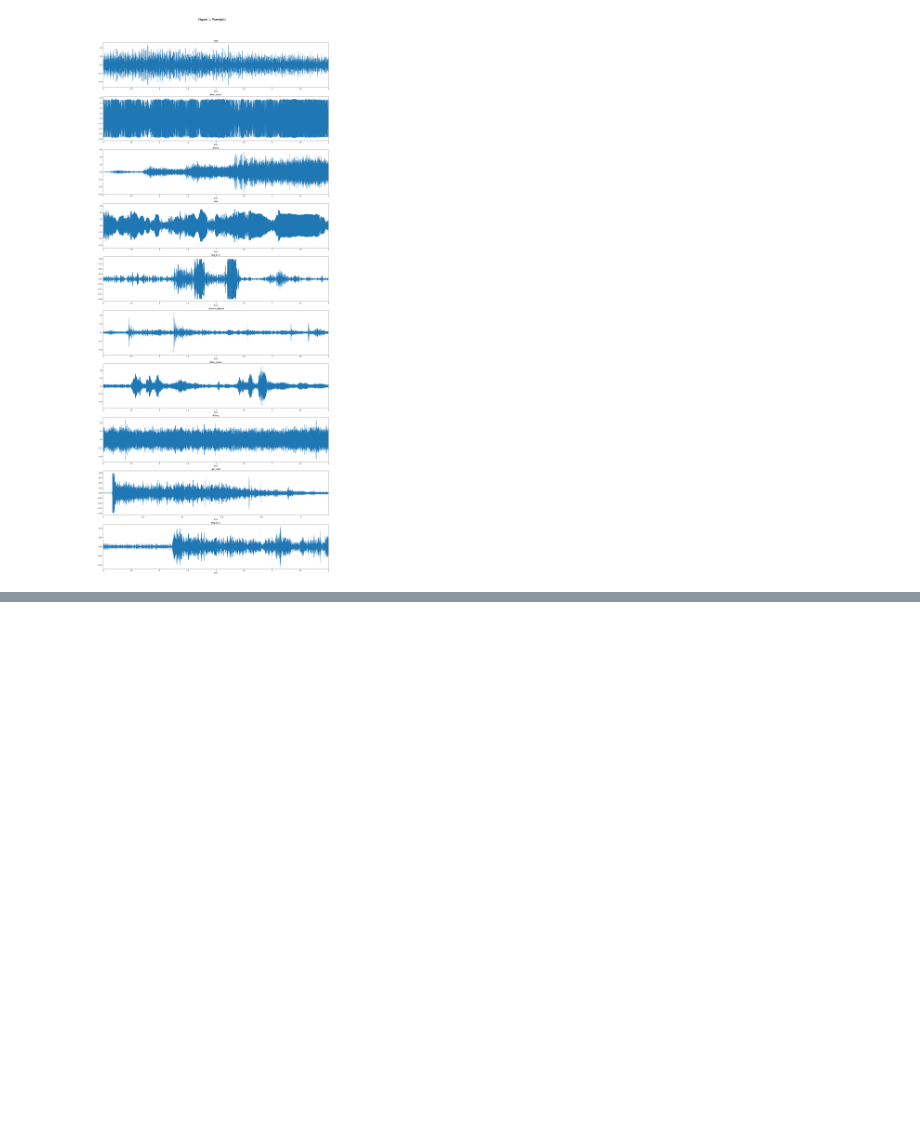
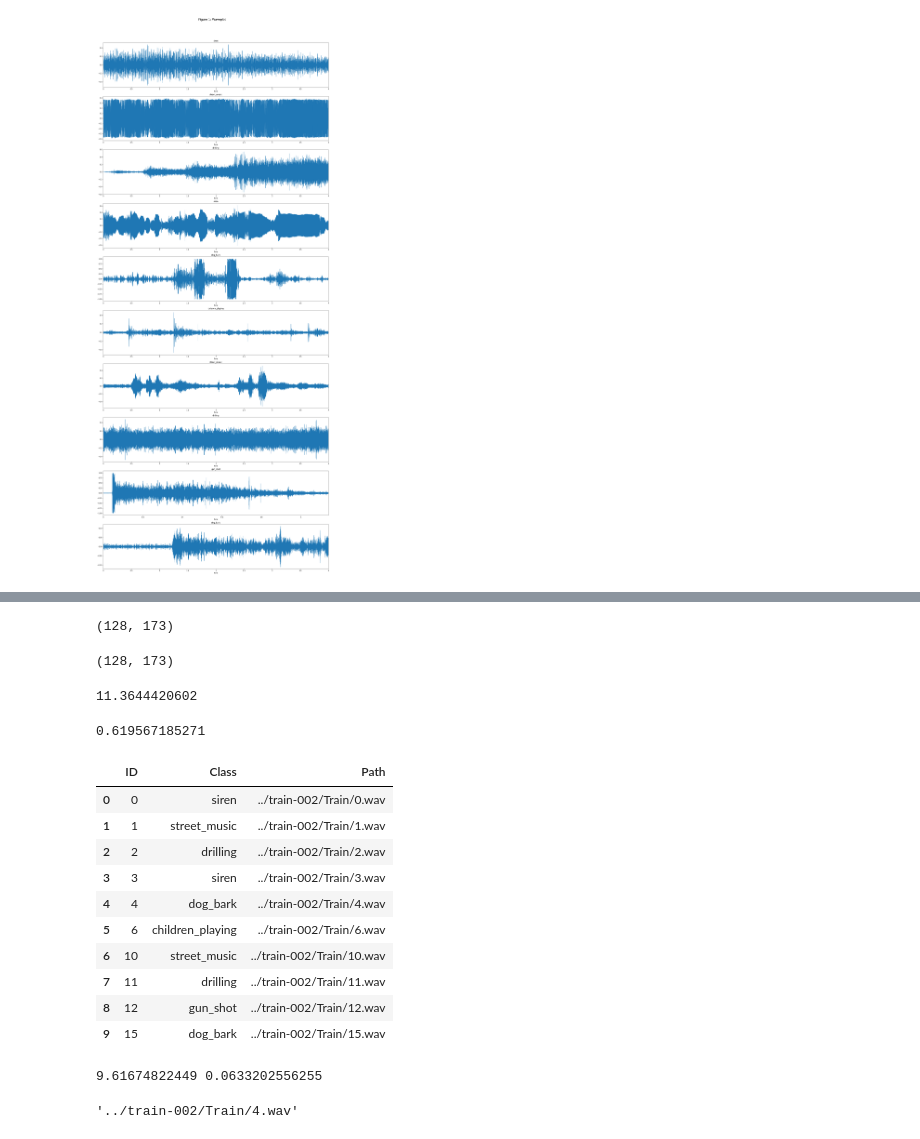
Before and after one commit to karun-r/audio-analysis, a Jupyter notebook: audio-analysis.ipynb, the cells around one changed output, grey strips where cells are left out. Cells and saved outputs as stored; diff of their text form; code cells hidden in the pictures; blank space fills up the shorter version.

```diff
--- a/audio-analysis.ipynb
+++ b/audio-analysis.ipynb
@@ -48,0 +70,32 @@ plot_waves(training_data[:10])
+# %%
+melspec.shape
+# %% [output]
+(128, 173)
+# %%
+sample_sound = load_sound_files([training_data["Path"][2]])
+melspec2 = librosa.feature.melspectrogram(np.array(sample_sound).flatten())
+melspec.shape
+# %% [output]
+(128, 173)
+# %%
+print(np.mean(melspec1))
+# %% [output]
+11.3644420602
+# %%
+print(np.mean(melspec2))
+# %% [output]
+0.619567185271
+# %%
+training_data.head(10)
+# %% [output]
+|  | ID | Class | Path |
+| 0 | 0 | siren | ../train-002/Train/0.wav |
+| 1 | 1 | street_music | ../train-002/Train/1.wav |
+| 2 | 2 | drilling | ../train-002/Train/2.wav |
+| 3 | 3 | siren | ../train-002/Train/3.wav |
+| 4 | 4 | dog_bark | ../train-002/Train/4.wav |
+| 5 | 6 | children_playing | ../train-002/Train/6.wav |
+| 6 | 10 | street_music | ../train-002/Train/10.wav |
+| 7 | 11 | drilling | ../train-002/Train/11.wav |
+| 8 | 12 | gun_shot | ../train-002/Train/12.wav |
+| 9 | 15 | dog_bark | ../train-002/Train/15.wav |
@@ -48,0 +107,8 @@ plot_waves(training_data[:10])
+# %%
+print(dog_bark1_melspec, dog_bark2_melspec)
+# %% [output]
+9.61674822449 0.0633202556255
+# %%
+training_data["Path"][4]
+# %% [output]
+'../train-002/Train/4.wav'
```
Also changed, not shown: parts of 20 cells of this notebook.
